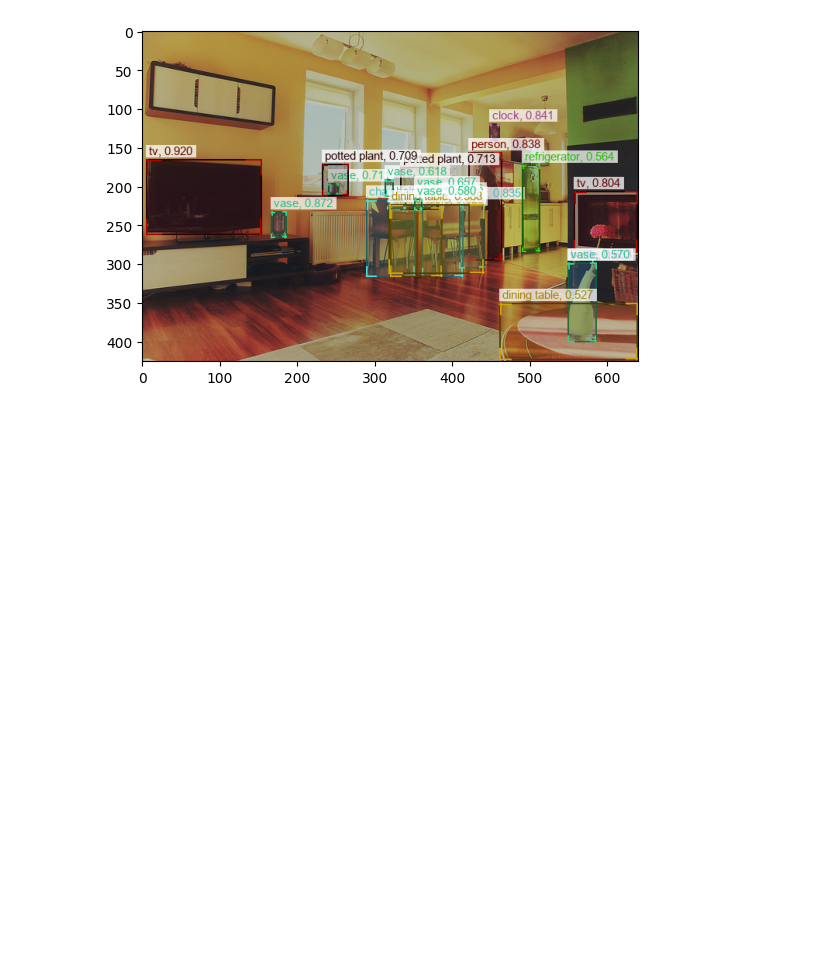
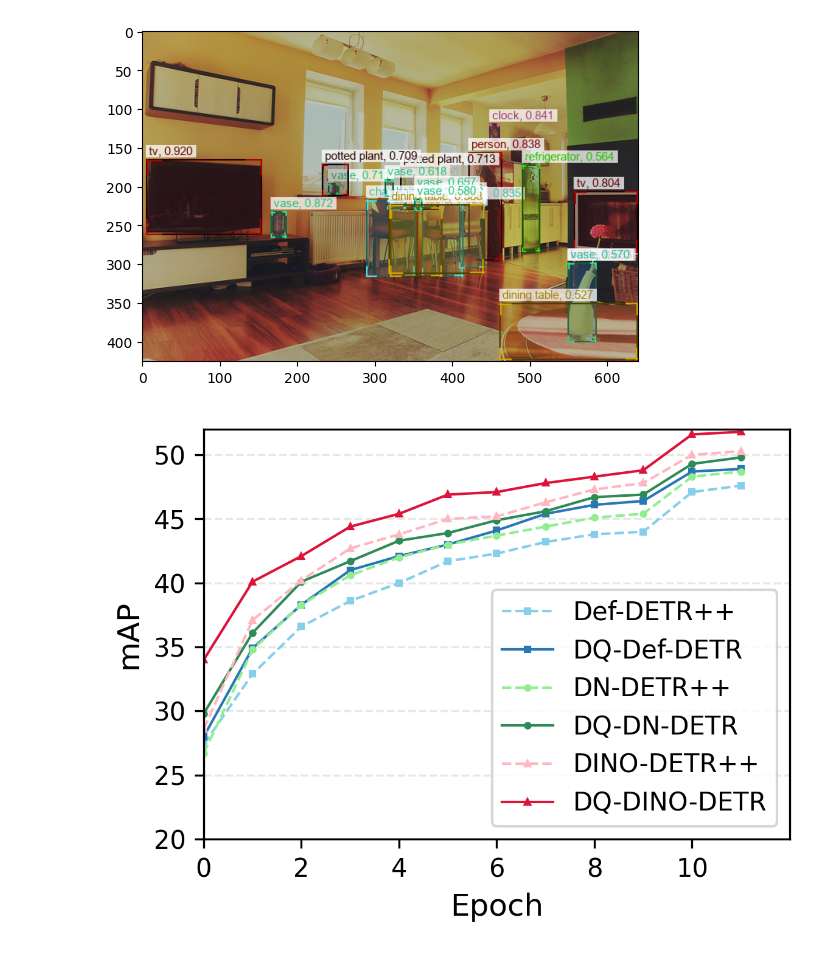
Before and after one commit to zjkang/Relation-DETR, a Jupyter notebook: ablation_study.ipynb, the cells around one changed output. Saved outputs shown, nothing was run; the diff lists cells and outputs as text; code cells hidden in the pictures; blank space fills up the shorter version.

Commit message:
plot for image

```diff
--- a/ablation_study.ipynb
+++ b/ablation_study.ipynb
@@ -377,3 +377,72 @@ plt.imshow(image_for_show)
 # %% [output]
 <matplotlib.image.AxesImage at 0x...>
 [figure]
+# %%
+# 对比的收敛曲线图
+
+import matplotlib.pyplot as plt
+import numpy as np
+
+# 数据 - 你需要替换成你的实际数据
+epochs = np.arange(0, 12)  # 0到11个epoch
+# 示例数据 - 请替换成你的实际数据
+data = {
+    'Def-DETR++':   [27.4, 32.9, 36.6, 38.6, 40.0, 41.7, 42.3, 43.2, 43.8, 44.0, 47.1, 47.6],
+    'DQ-Def-DETR':  [28.0, 34.9, 38.3, 41.0, 42.1, 43.0, 44.1, 45.4, 46.1, 46.4, 48.7, 48.9],
+    'DN-DETR++':    [26.7, 34.8, 38.3, 40.6, 42.0, 43.0, 43.7, 44.4, 45.1, 45.4, 48.3, 48.7],
+    'DQ-DN-DETR':   [29.8, 36.1, 40.1, 41.7, 43.3, 43.9, 44.9, 45.6, 46.7, 46.9, 49.3, 49.8],
+    'DINO-DETR++':  [28.6, 37.1, 40.2, 42.7, 43.8, 45.0, 45.2, 46.3, 47.3, 47.8, 50.0, 50.3],
+    'DQ-DINO-DETR': [34.0, 40.1, 42.1, 44.4, 45.4, 46.9, 47.1, 47.8, 48.3, 48.8, 51.6, 51.8]
+}
+
+# 创建图形
+plt.figure(figsize=(4, 3), dpi=300)
+
+# 设置颜色和标记
+# colors = ['#2878B5', '#2878B5', '#87CEEB', '#90EE90', '#FF6347', '#4169E1']
+# markers = ['s', 'o', '^', 'v', '*', 'x']
+colors = ['#87CEEB', '#2878B5',  # Def-DETR: 淡蓝, 深蓝
+          '#90EE90', '#2E8B57',  # DN-DETR: 淡绿, 深绿
+          '#FFB6C1', '#DC143C']  # DINO-DETR: 淡红, 深红
+markers = ['s', 's', 'o', 'o', '^', '^']  # 相同方法用相同标记
+line_styles = ['--', '-', '--', '-', '--', '-']
+
+# 绘制每条线
+for i, (name, values) in enumerate(data.items()):
+    # 确保数据长度匹配
+    x_data = epochs[:len(values)]
+    plt.plot(x_data, values,
+             color=colors[i],
+             marker=markers[i],
+             linestyle=line_styles[i],
+             linewidth=1,
+             markersize=2,
+             label=name)
+
+# 设置坐标轴
+plt.xlabel('Epoch', fontsize=12)
+plt.ylabel('mAP', fontsize=12)
+# plt.title('Box mAP', fontsize=14)
+
+# 设置坐标轴范围
+plt.xlim(0, 12)
+plt.ylim(20, 52)
+
+# 设置刻度
+plt.xticks(np.arange(0, 12, 2))  # 每2个epoch一个刻度
+plt.yticks(np.arange(20, 51, 5))  # 每5个mAP一个刻度
+
+# 添加网格
+plt.grid(True, axis='y', linestyle='--', alpha=0.3)
+
+# 添加图例
+plt.legend(loc='lower right', fontsize=10)
+
+# 调整布局
+plt.tight_layout()
+
+# 保存图片
+plt.savefig('convergence_curve_1.pdf', bbox_inches='tight', dpi=300)
+plt.show()
+# %% [output]
+[figure, added]
```
Also changed, not shown: 2 other files.
